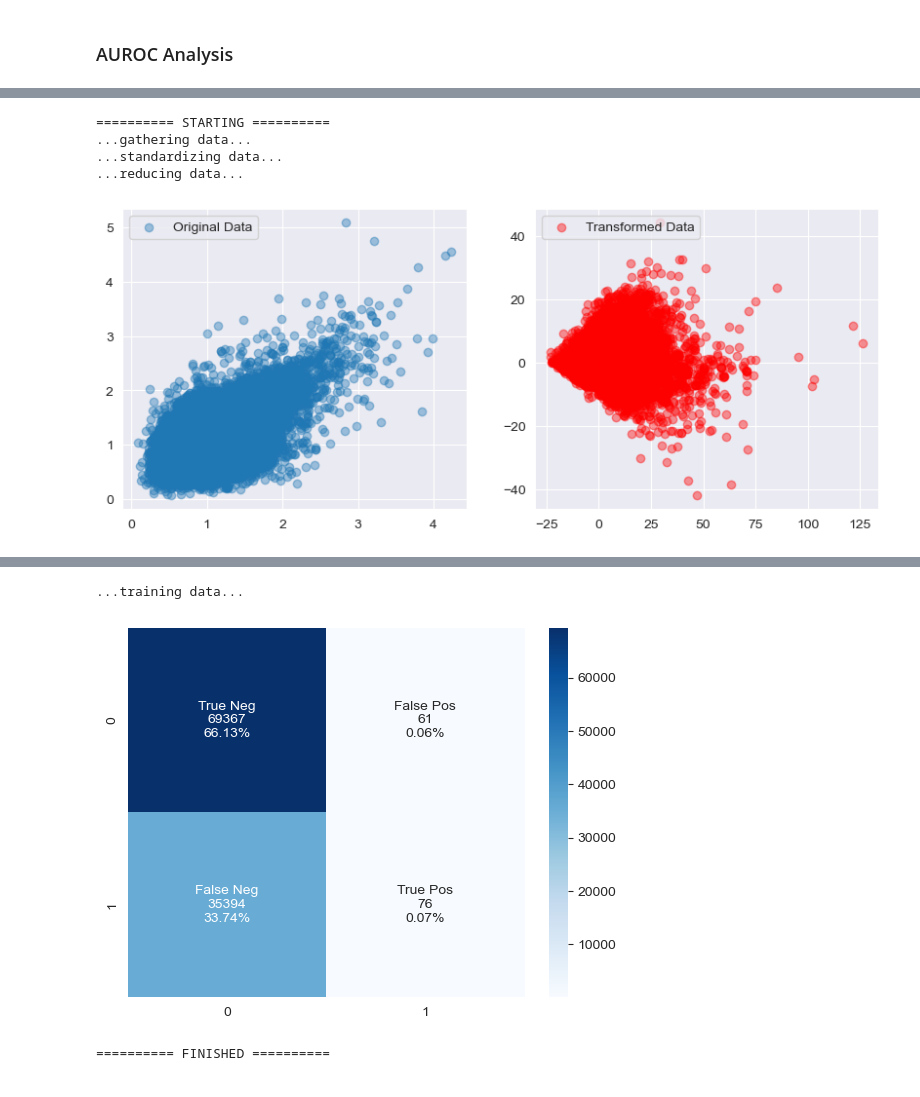
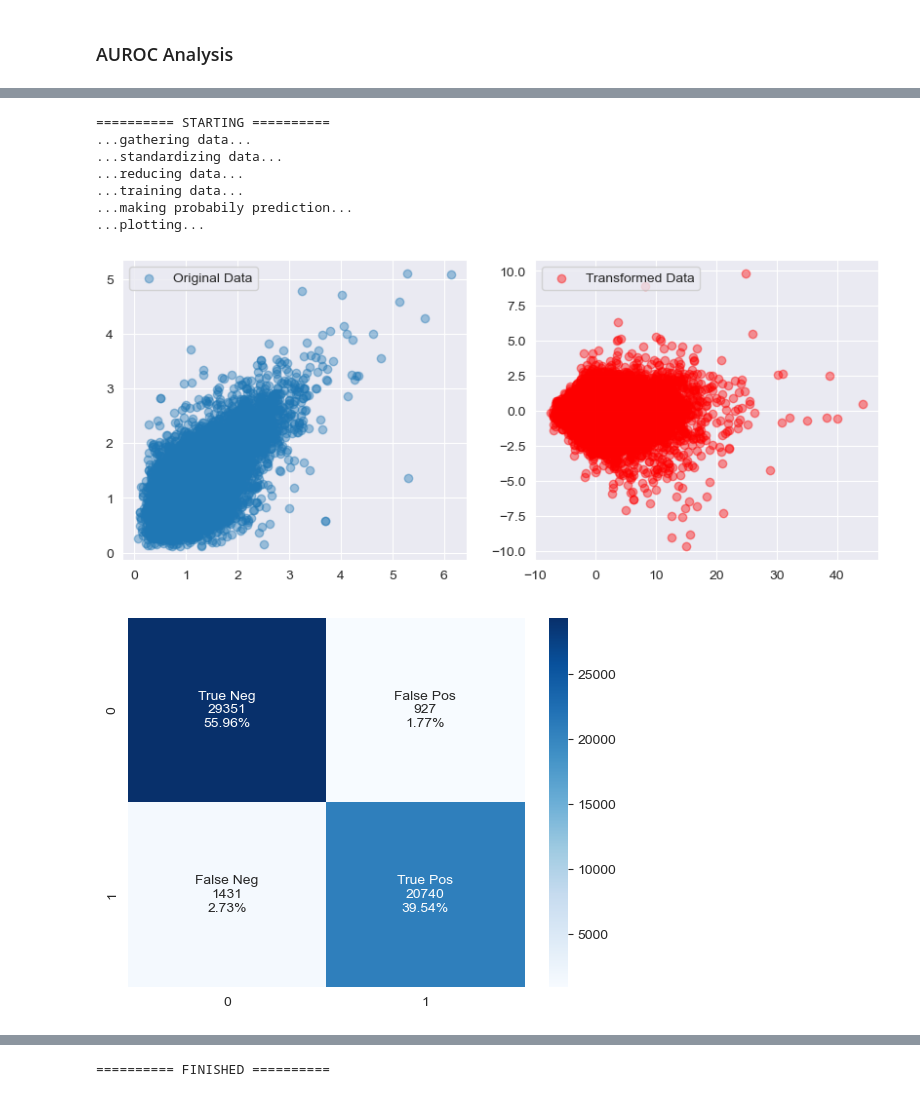
Before and after one commit to datasiansalsa/LC-PrL-DREADDs_Self-Admin_Analysis, a Jupyter notebook: cue_analysis/LC-PrL-DREADDs/LC-PrL-DREADDs_cue_analysis_JJB.ipynb, the cells around one changed output, grey strips where cells are left out. Saved outputs shown, nothing was run; the diff lists cells and outputs as text; code cells hidden in the pictures.

```diff
--- a/cue_analysis/LC-PrL-DREADDs/LC-PrL-DREADDs_cue_analysis_JJB.ipynb
+++ b/cue_analysis/LC-PrL-DREADDs/LC-PrL-DREADDs_cue_analysis_JJB.ipynb
@@ -553,9 +546,9 @@ print('========== FINISHED ==========')
 # %%
 #EXPERIMENTAL
 
-groups = ['CueReinPersist']
-indir_list = [Gi_cueReinPersist_dir]
-animals_of_interest_list = [Gi_cueReinPersist_animals]
+groups = ['CueReinCNO']
+indir_list = [Gi_cueReinCNO_dir]
+animals_of_interest_list = [Gi_cueReinCNO_animals]
 
 print('========== STARTING ==========')
 
@@ -598,9 +591,9 @@ print('========== FINISHED ==========')
 # %%
 #CONTROL
 
-groups = ['CueReinPersist']
-indir_list = [LCDD_cueReinPersist_dir]
-animals_of_interest_list = [LCDD_cueReinPersist_animals]
+groups = ['CueReinCNO']
+indir_list = [LCDD_cueReinCNO_dir]
+animals_of_interest_list = [LCDD_cueReinCNO_animals]
 
 print('========== STARTING ==========')
 
@@ -807,6 +845,8 @@ print('========== FINISHED ==========')
 ========== FINISHED ==========
 # %%
 #CONTROL DATA
+
+day = 'CueRein'
 
 #initialize group(s)
 groups = [
@@ -844,55 +884,86 @@ for index in range(len(groups)):
             flags = np.load(os.path.join(indir, animal, fov, 'classificationFlags.npy'))
             for neuron in range(trials.shape[2]):
                 for trial in range(trials.shape[0]):
-                    train_set.append(trials[trial,baseline_epoch[0]:response_epoch[1],neuron])
+                    train_set.append(trials[trial,response_epoch[0]:response_epoch[1],neuron])
                     train_target.append(flags[trial])
 #X and y training data
+rand_index = np.random.randint(len(train_target), size=int(.5*len(train_target)))
 X = np.array(train_set)
+X_control_mean = np.mean(X, axis=0)
+X_train = X[np.where(rand_index)]
 y = np.array(train_target)
-
-fig, ax = plt.subplots(1, 2, figsize = (10,4))
-sns.set_style('darkgrid')
-ax[0].scatter(X[:,0], X[:,1], alpha=.4)
-ax[0].legend(['Original Data'], loc=2)
+y_train = y[np.where(rand_index)]
+X_test = X[np.where(~rand_index)]
+y_test = y[np.where(~rand_index)]
 
 print('...standardizing data...')
 #standardize data
 standardize = OBJECT
-stand_X = standardize.fit_transform(X)
+stand_X = standardize.fit_transform(X_train)
+stand_X_test = standardize.fit_transform(X_test)
 
 print('...reducing data...')
 #reduce dimensions while maintaining variance
 reduction = DIMENSION_REDUCTION
 reduced_X = reduction.fit_transform(stand_X)
+reduced_X_test = reduction.fit_transform(stand_X_test)
 
+print('...training data...')
+#fitting model
+MODEL.fit(reduced_X, y_train)
+
+print('...making probabily prediction...')
+control_pred = MODEL.predict(reduced_X)
+control_pred_proba = MODEL.predict_proba(reduced_X)[:,1]
+
+print('...plotting...')
+#original data
+fig, ax = plt.subplots(1, 2, figsize = (10,4))
+sns.set_style('darkgrid')
+ax[0].scatter(X[:,0], X[:,1], alpha=.4)
+ax[0].legend(['Original Data'], loc=2)
+#transformed data
 sns.set_style('darkgrid')
 ax[1].scatter(reduced_X[:,0], reduced_X[:,1], alpha=.4, color='red')
 ax[1].legend(['Transformed Data'], loc=2)
 plt.show()
 
-print('...training data...')
-#accuracy
-control_pred = MODEL.predict(X)
-control_pred_proba = MODEL.predict_proba(X)[:,1]
+# #logistic regression curve
+# sns.regplot(x=control_pred_proba, y=y_test, logistic=True, ci=None)
+# plt.show()
 
-cf_matrix = confusion_matrix(y, control_pred)
+#confusion matrix
+cf_matrix = confusion_matrix(y_test, control_pred)
 group_names = ['True Neg','False Pos','False Neg','True Pos']
 group_counts = ['{0:0.0f}'.format(value) for value in
                 cf_matrix.flatten()]
 group_percentages = ['{0:.2%}'.format(value) for value in
                      cf_matrix.flatten()/np.sum(cf_matrix)]
 labels = [f'{v1}\n{v2}\n{v3}' for v1, v2, v3 in
           zip(group_names,group_counts,group_percentages)]
 labels = np.asarray(labels).reshape(2,2)
 sns.heatmap(cf_matrix, annot=labels, fmt='', cmap='Blues')
+plt.savefig(os.path.join(iteration_results, 'LCDD_confusion-matrix_%s_%s.PDF'%(day, date)), format ='PDF')
 plt.show()
 
-plot_sklearn_roc_curve(y, control_pred_proba, 'LCDD', 'CueRein', 'blue')
+#auROC curve
+fpr, tpr, _ = roc_curve(y_test, control_pred_proba)
+roc_display = RocCurveDisplay(fpr=fpr, tpr=tpr).plot(color='blue')
+roc_display.figure_.set_size_inches(5,5)
+plt.plot([0, 1], [0, 1], color = 'k', linestyle='--')
+plt.legend(['LCDD, AUC=%s'%('{0:.3g}'.format(roc_auc_score(y_test, control_pred_proba)))], loc=4)
+plt.title(day, fontsize=14, fontweight='bold')
+plt.savefig(os.path.join(iteration_results, 'LCDD_auROC-curve_%s_%s.PDF'%(day, date)), format ='PDF')
+plt.show()
 
 print('========== FINISHED ==========')
 # %% [output]
 ========== STARTING ==========
 ...gathering data...
 ...standardizing data...
 ...reducing data...
+...training data...
+...making probabily prediction...
+...plotting...
-[figure, old version]
+[figure, new version]
+[figure, new version]
@@ -899,3 +971 @@ print('========== FINISHED ==========')
-...training data...
+========== FINISHED ==========
-[figure, old version]
-========== FINISHED ==========
```
Also changed, not shown: parts of 10 cells of this notebook, 18 other files.
